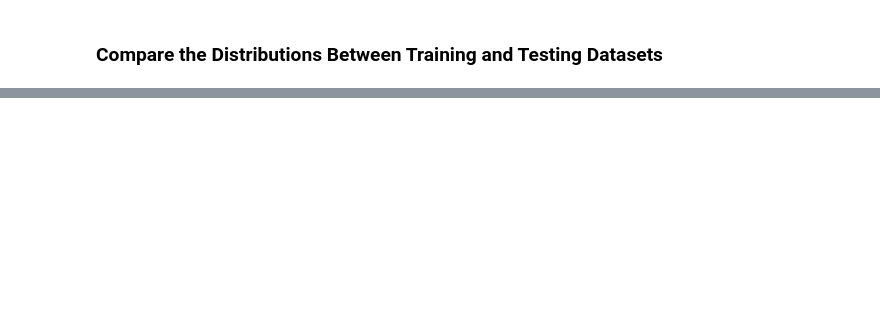
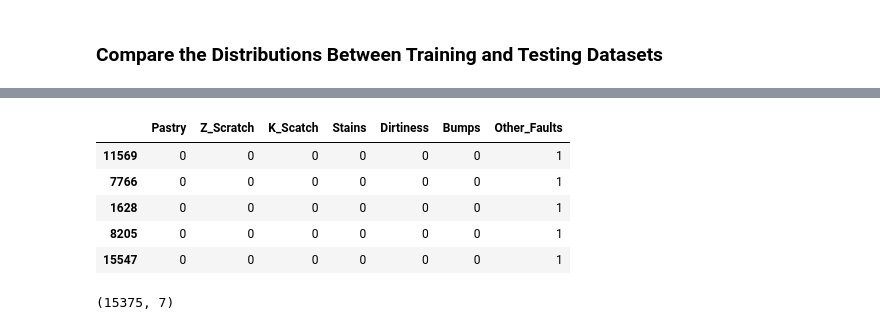
Before and after one commit to JoseAlfaro12/PlaygroundS3, a Jupyter notebook: Scripts/1. EDA.ipynb, the cells around one changed output, grey strips where cells are left out. Drawn from its saved outputs; the diff is of its cells as text; code cells hidden in the pictures; blank space fills up the shorter version.

```diff
--- a/Scripts/1. EDA.ipynb
+++ b/Scripts/1. EDA.ipynb
@@ -142,0 +199,11 @@ for column in numeric_columns:
+# %%
+display(y_train.head())
+display(y_train.shape)
+# %% [output]
+|  | Pastry | Z_Scratch | K_Scatch | Stains | Dirtiness | Bumps | Other_Faults |
+| 11569 | 0 | 0 | 0 | 0 | 0 | 0 | 1 |
+| 7766 | 0 | 0 | 0 | 0 | 0 | 0 | 1 |
+| 1628 | 0 | 0 | 0 | 0 | 0 | 0 | 1 |
+| 8205 | 0 | 0 | 0 | 0 | 0 | 0 | 1 |
+| 15547 | 0 | 0 | 0 | 0 | 0 | 0 | 1 |
+(15375, 7)
```
Also changed, not shown: parts of 13 cells of this notebook.
